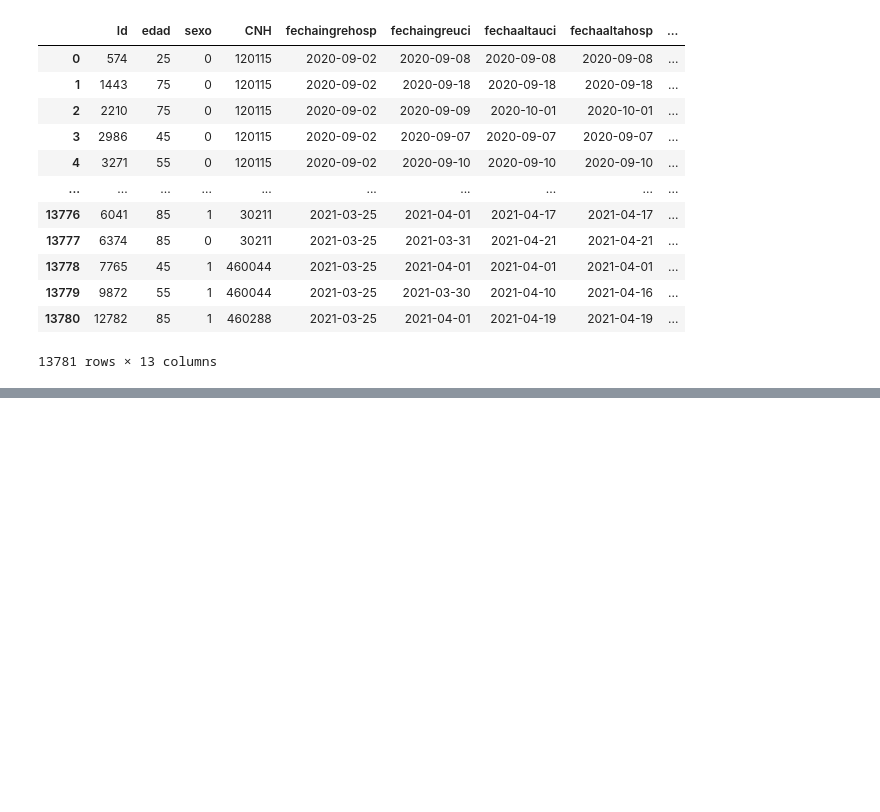
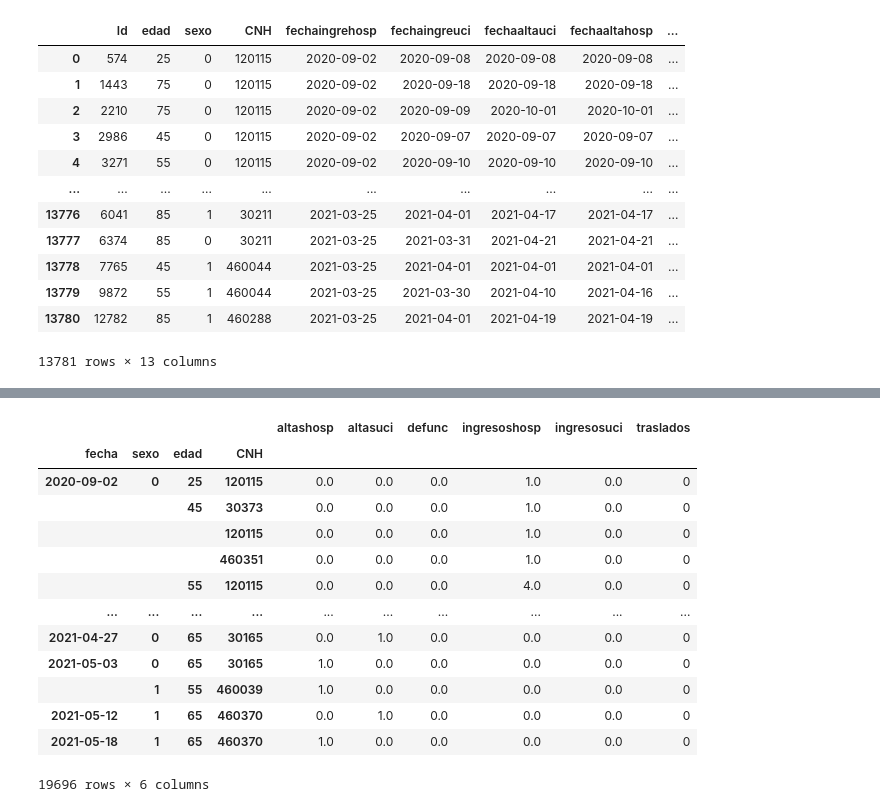
Before and after one commit to jamg-upv/CAHOS19, a Jupyter notebook: python/trataientoDATASET1fake.ipynb, the cells around one changed output, grey strips where cells are left out. Drawn from its saved outputs; the diff is of its cells as text; code cells hidden in the pictures; blank space fills up the shorter version.

```diff
--- a/python/trataientoDATASET1fake.ipynb
+++ b/python/trataientoDATASET1fake.ipynb
@@ -181,0 +161,6 @@ datasetfake2
+# %%
+#agrupamos por fecha, sexo, edad y CNH
+#Muy importante el aggfunc=np.sum ya que de manera determinada hace un average (promedio) y salen cosas raras
+datasetfake3 = pd.pivot_table(datasetfake2,index=['fecha','sexo','edad','CNH'],
+                              values=['ingresoshosp','ingresosuci', 'altasuci','altashosp','defunc','traslados'],
+                              aggfunc=np.sum)
@@ -181,0 +171,17 @@ datasetfake2
+# %%
+datasetfake3
+# %% [output]
+|  |  |  |  | altashosp | altasuci | defunc | ingresoshosp | ingresosuci | traslados |
+| fecha | sexo | edad | CNH |  |  |  |  |  |  |
+| 2020-09-02 | 0 | 25 | 120115 | 0.0 | 0.0 | 0.0 | 1.0 | 0.0 | 0 |
+|  |  | 45 | 30373 | 0.0 | 0.0 | 0.0 | 1.0 | 0.0 | 0 |
+|  |  |  | 120115 | 0.0 | 0.0 | 0.0 | 1.0 | 0.0 | 0 |
+|  |  |  | 460351 | 0.0 | 0.0 | 0.0 | 1.0 | 0.0 | 0 |
+|  |  | 55 | 120115 | 0.0 | 0.0 | 0.0 | 4.0 | 0.0 | 0 |
+| ... | ... | ... | ... | ... | ... | ... | ... | ... | ... |
+| 2021-04-27 | 0 | 65 | 30165 | 0.0 | 1.0 | 0.0 | 0.0 | 0.0 | 0 |
+| 2021-05-03 | 0 | 65 | 30165 | 1.0 | 0.0 | 0.0 | 0.0 | 0.0 | 0 |
+|  | 1 | 55 | 460039 | 1.0 | 0.0 | 0.0 | 0.0 | 0.0 | 0 |
+| 2021-05-12 | 1 | 65 | 460370 | 0.0 | 1.0 | 0.0 | 0.0 | 0.0 | 0 |
+| 2021-05-18 | 1 | 65 | 460370 | 1.0 | 0.0 | 0.0 | 0.0 | 0.0 | 0 |
+19696 rows × 6 columns
```
Also changed, not shown: parts of 7 cells of this notebook.
